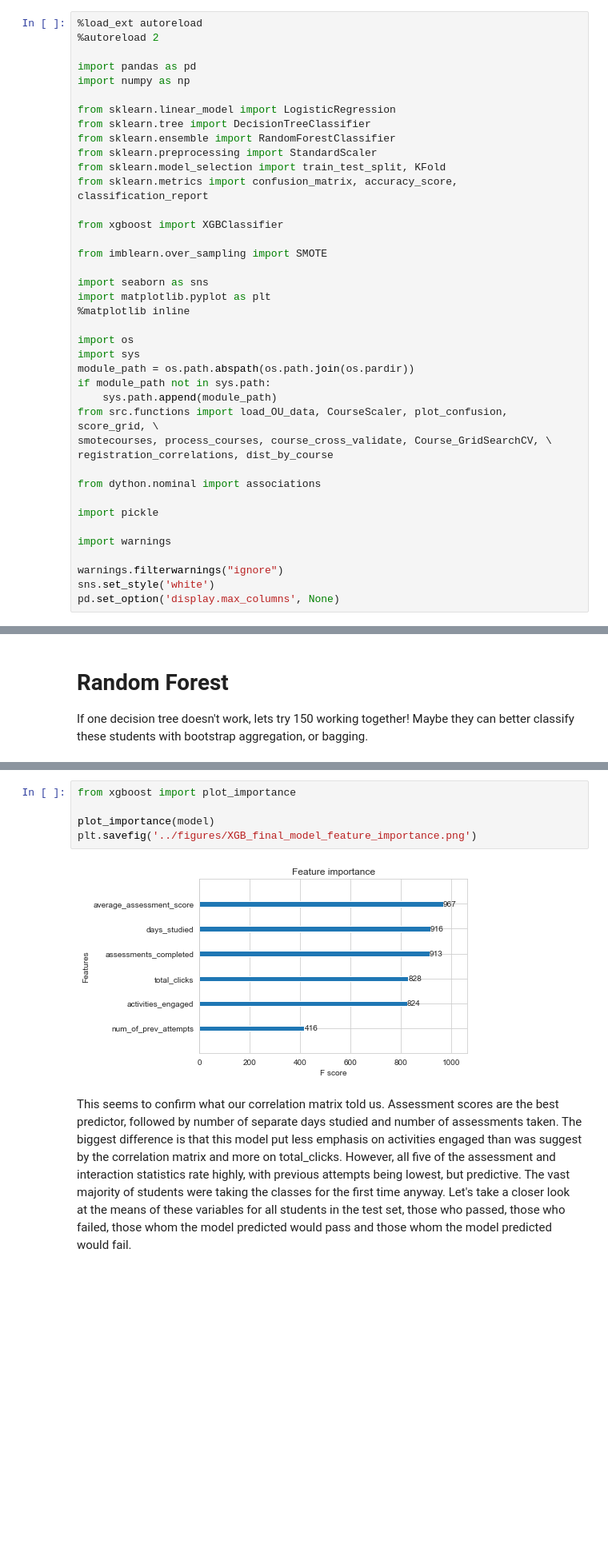
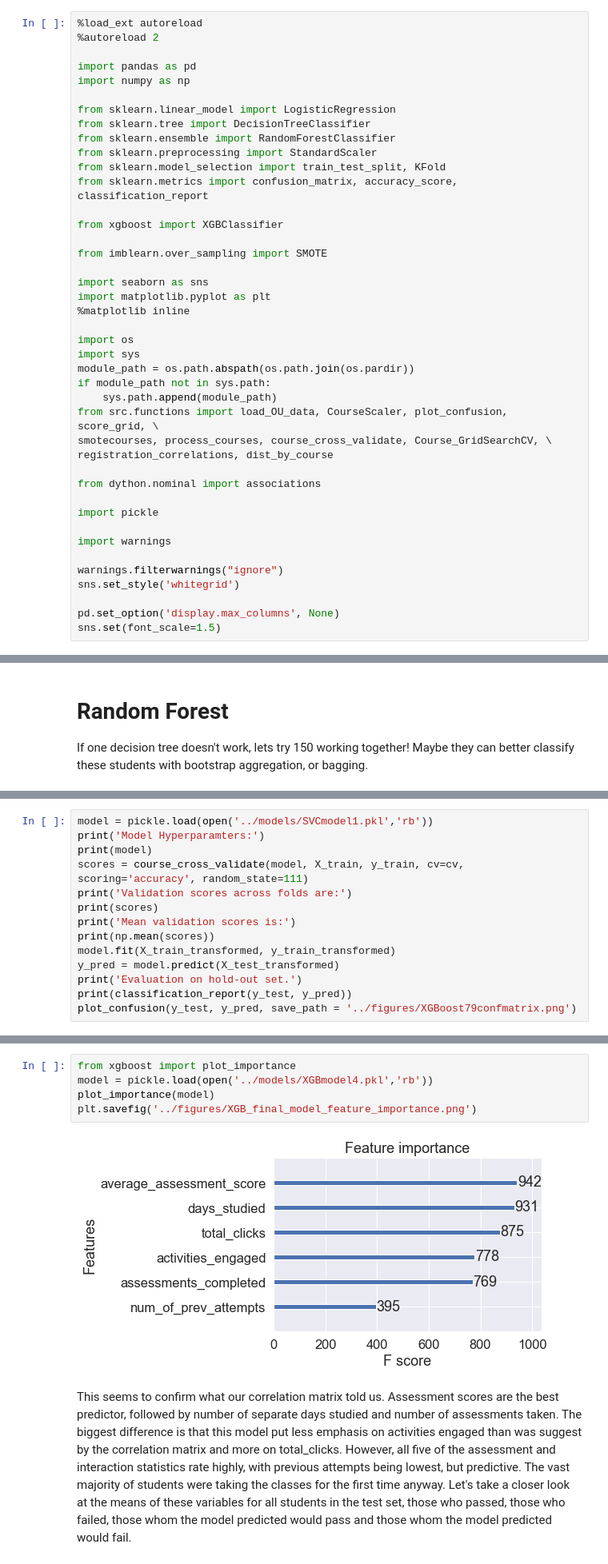
Before and after one commit to Caellwyn/ou_student_predictions, a Jupyter notebook: report/report_notebook.ipynb, the cells around one changed output, grey strips where cells are left out. Shown at 80% size. Cells and saved outputs as stored; diff of their text form; blank space fills up the shorter version.

Commit message:
revise report_notebooks.ipynb

```diff
--- a/report/report_notebook.ipynb
+++ b/report/report_notebook.ipynb
@@ -38,5 +38,7 @@ import pickle
 import warnings
 
 warnings.filterwarnings("ignore")
-sns.set_style('white')
+sns.set_style('whitegrid')
+
 pd.set_option('display.max_columns', None)
+sns.set(font_scale=1.5)
@@ -421,0 +455,14 @@ Let's see what our model considers important in predicting success.
+# %%
+model = pickle.load(open('../models/SVCmodel1.pkl','rb'))
+print('Model Hyperparamters:')
+print(model)
+scores = course_cross_validate(model, X_train, y_train, cv=cv, scoring='accuracy', random_state=111)
+print('Validation scores across folds are:')
+print(scores)
+print('Mean validation scores is:')
+print(np.mean(scores))
+model.fit(X_train_transformed, y_train_transformed)
+y_pred = model.predict(X_test_transformed)
+print('Evaluation on hold-out set.')
+print(classification_report(y_test, y_pred))
+plot_confusion(y_test, y_pred, save_path = '../figures/XGBoost79confmatrix.png')
@@ -422,10 +493,10 @@ Let's see what our model considers important in predicting success.
 # %%
 from xgboost import plot_importance
-
+model = pickle.load(open('../models/XGBmodel4.pkl','rb'))
 plot_importance(model)
 plt.savefig('../figures/XGB_final_model_feature_importance.png')
 # %% [output]
-[figure, old version]
+[figure, new version]
 # %% [markdown]
 This seems to confirm what our correlation matrix told us.  Assessment scores are the best predictor, followed by number of separate days studied and number of assessments taken.  The biggest difference is that this model put less emphasis on activities engaged than was suggest by the correlation matrix and more on total_clicks.  However, all five of the assessment and interaction statistics rate highly, with previous attempts being lowest, but predictive.  The vast majority of students were taking the classes for the first time anyway.  Let's take a closer look at the means of these variables for all students in the test set, those who passed, those who failed, those whom the model predicted would pass and those whom the model predicted would fail.
 # %%
```
Also changed, not shown: parts of 36 cells of this notebook, 11 other files.
